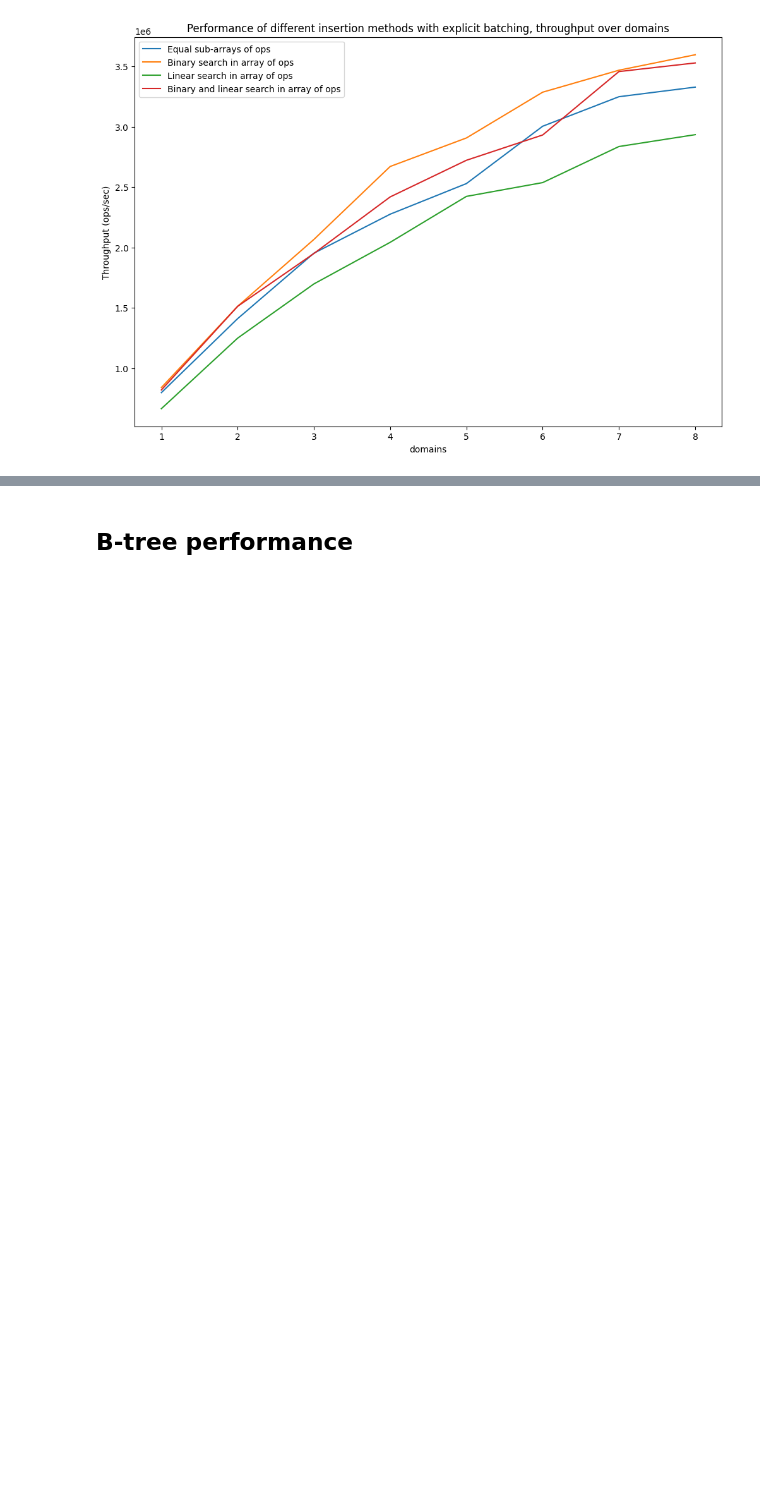
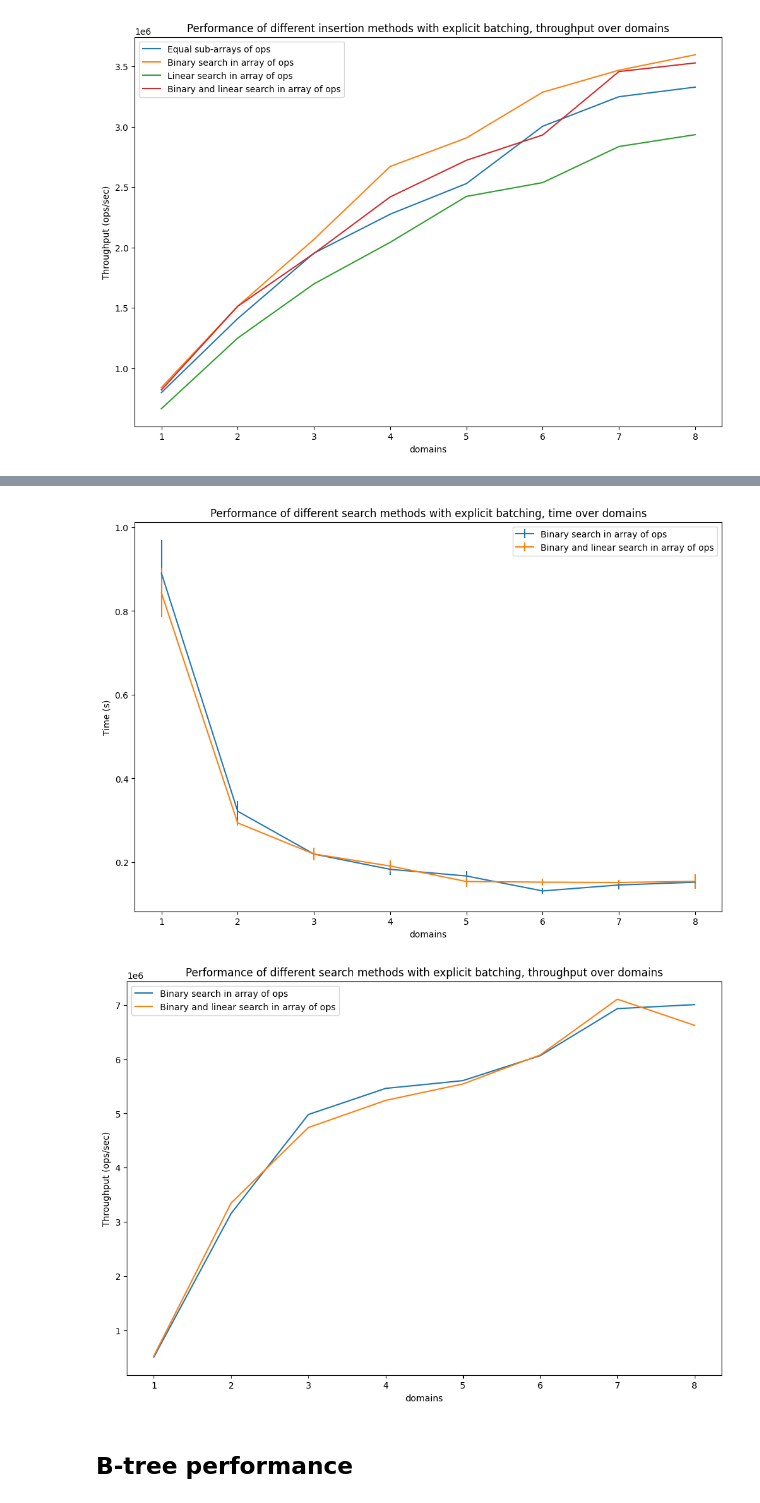
Before and after one commit to verse-lab/obatcher_ds, a Jupyter notebook: benchmark/new-trees.ipynb, the cells around one changed output, grey strips where cells are left out. Saved outputs shown, nothing was run; the diff lists cells and outputs as text; code cells hidden in the pictures; blank space fills up the shorter version.

```diff
--- a/benchmark/new-trees.ipynb
+++ b/benchmark/new-trees.ipynb
@@ -61,3 +70,19 @@ plot_throughput_results('domains', [search_par_all, search_eq_sub_batches, searc
+# %%
+search_bin = {"name": "avltree-explicitly-batched --search-type=2", "label": "Binary search in array of ops", "title": "Binary search in array of ops"}
+search_bin_lin = {"name": "avltree-explicitly-batched --search-type=4", "label": "Binary and linear search in array of ops", "title": "Binary and linear search in array of ops"}
+
+avl_search_methods_results_2 = build_results([search_bin, search_bin_lin], {
+    'count': 0,
+    'init_count': 2_000_000,
+    'no_searches': 1_000_000,
+    'no_iters':5
+})
+
+plot_results('domains', [search_bin, search_bin_lin], avl_search_methods_results_2, title="Performance of different search methods with explicit batching, time over domains")
+plot_throughput_results('domains', [search_bin, search_bin_lin], avl_search_methods_results, title="Performance of different search methods with explicit batching, throughput over domains")
+# %% [output]
+[figure, added]
+[figure, added]
 # %% [markdown]
 ## B-tree performance
 # %%
```
Also changed, not shown: parts of 15 cells of this notebook.
